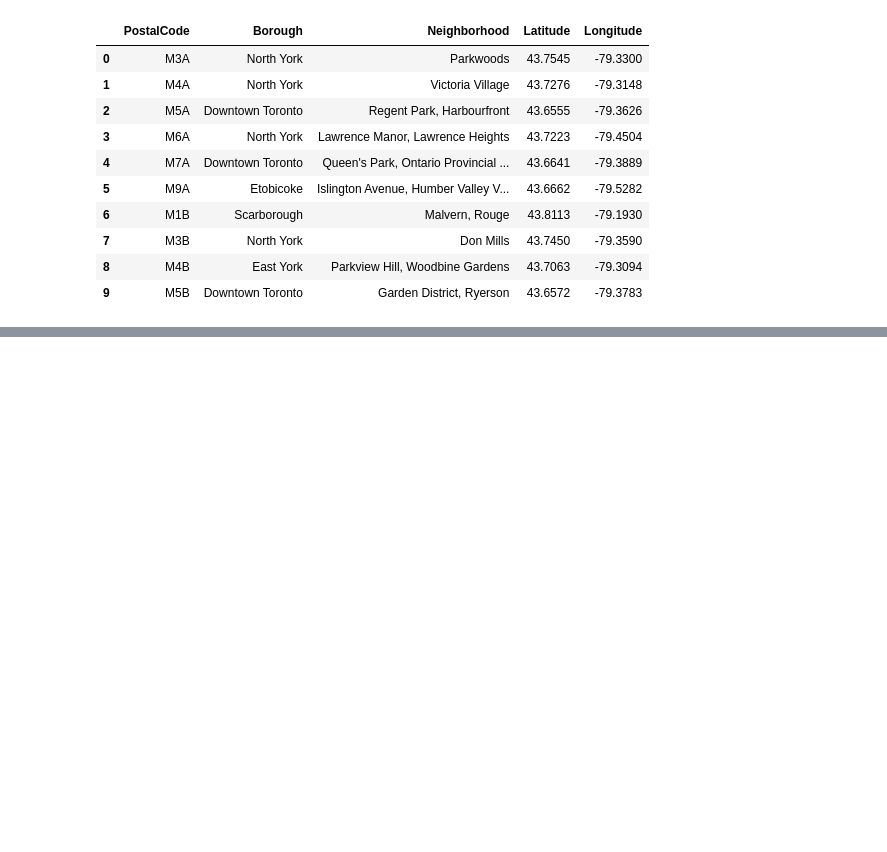
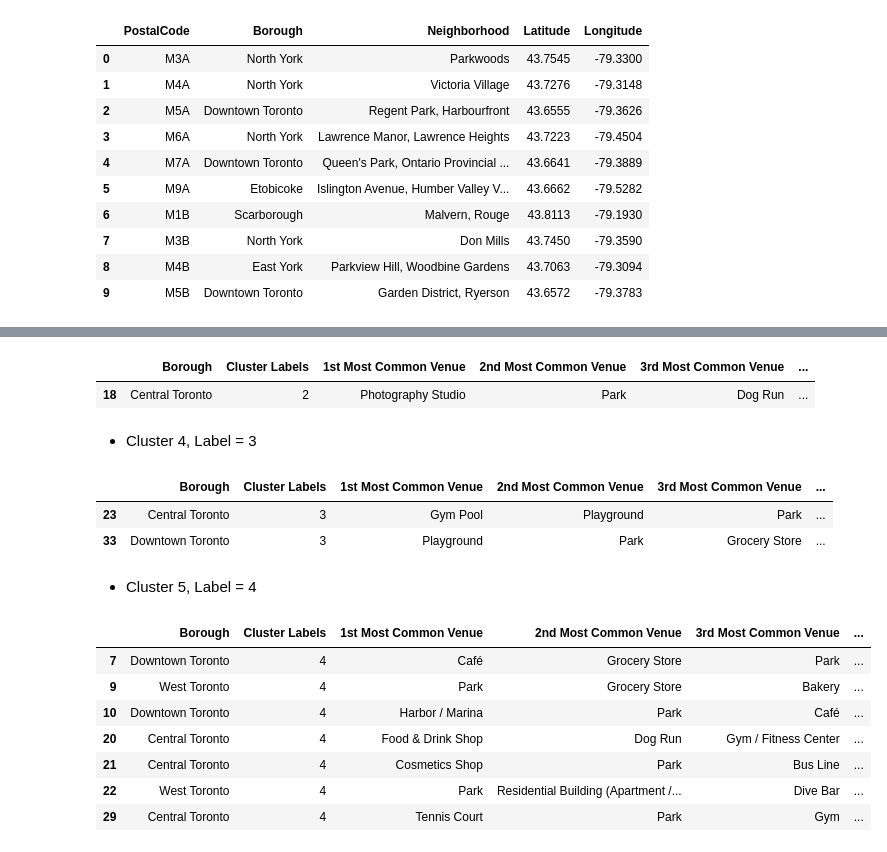
Before and after one commit to danilodn/Coursera_Capstone, a Jupyter notebook: Capstone.ipynb, the cells around one changed output, grey strips where cells are left out. Cells and saved outputs as stored; diff of their text form; code cells hidden in the pictures; blank space fills up the shorter version.

```diff
--- a/Capstone.ipynb
+++ b/Capstone.ipynb
@@ -332,0 +791,26 @@ df_coords.head(10)
+# %%
+toronto_merged.loc[toronto_merged['Cluster Labels'] == 2, toronto_merged.columns[[1] + list(range(5, toronto_merged.shape[1]))]]
+# %% [output]
+|  | Borough | Cluster Labels | 1st Most Common Venue | 2nd Most Common Venue | 3rd Most Common Venue | ... |
+| 18 | Central Toronto | 2 | Photography Studio | Park | Dog Run | ... |
+# %% [markdown]
+- Cluster 4, Label = 3
+# %%
+toronto_merged.loc[toronto_merged['Cluster Labels'] == 3, toronto_merged.columns[[1] + list(range(5, toronto_merged.shape[1]))]]
+# %% [output]
+|  | Borough | Cluster Labels | 1st Most Common Venue | 2nd Most Common Venue | 3rd Most Common Venue | ... |
+| 23 | Central Toronto | 3 | Gym Pool | Playground | Park | ... |
+| 33 | Downtown Toronto | 3 | Playground | Park | Grocery Store | ... |
+# %% [markdown]
+- Cluster 5, Label = 4
+# %%
+toronto_merged.loc[toronto_merged['Cluster Labels'] == 4, toronto_merged.columns[[1] + list(range(5, toronto_merged.shape[1]))]]
+# %% [output]
+|  | Borough | Cluster Labels | 1st Most Common Venue | 2nd Most Common Venue | 3rd Most Common Venue | ... |
+| 7 | Downtown Toronto | 4 | Café | Grocery Store | Park | ... |
+| 9 | West Toronto | 4 | Park | Grocery Store | Bakery | ... |
+| 10 | Downtown Toronto | 4 | Harbor / Marina | Park | Café | ... |
+| 20 | Central Toronto | 4 | Food & Drink Shop | Dog Run | Gym / Fitness Center | ... |
+| 21 | Central Toronto | 4 | Cosmetics Shop | Park | Bus Line | ... |
+| 22 | West Toronto | 4 | Park | Residential Building (Apartment /... | Dive Bar | ... |
+| 29 | Central Toronto | 4 | Tennis Court | Park | Gym | ... |
```
Also changed, not shown: parts of 57 cells of this notebook.
